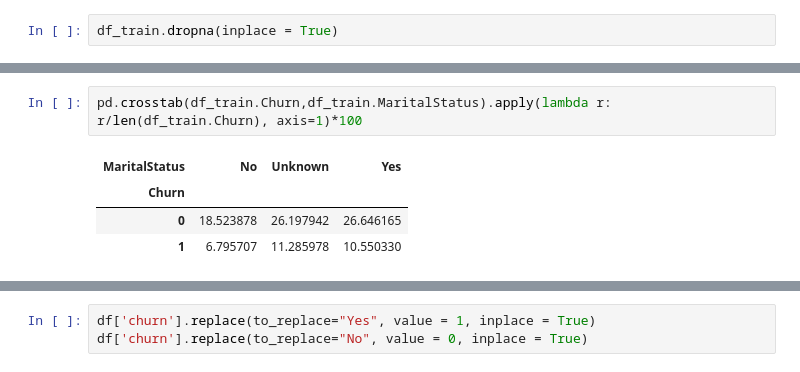
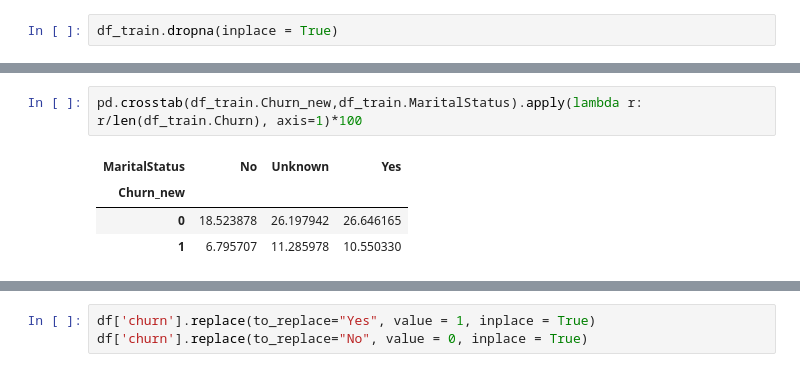
Before and after one commit to vijayvaradh/Telco_churn-prediction, a Jupyter notebook: Churn_prediction_model_.ipynb, the cells around one changed output, grey strips where cells are left out. Drawn from its saved outputs; the diff is of its cells as text.

```diff
--- a/Churn_prediction_model_.ipynb
+++ b/Churn_prediction_model_.ipynb
@@ -97,9 +112,9 @@ Occupation                   0
 MaritalStatus                0
 dtype: int64
 # %%
-pd.crosstab(df_train.Churn,df_train.MaritalStatus).apply(lambda r: r/len(df_train.Churn), axis=1)*100
+pd.crosstab(df_train.Churn_new,df_train.MaritalStatus).apply(lambda r: r/len(df_train.Churn), axis=1)*100
 # %% [output]
 | MaritalStatus | No | Unknown | Yes |
-| Churn |  |  |  |
+| Churn_new |  |  |  |
 | 0 | 18.523878 | 26.197942 | 26.646165 |
 | 1 | 6.795707 | 11.285978 | 10.550330 |
```
Also changed, not shown: parts of 13 cells of this notebook.
